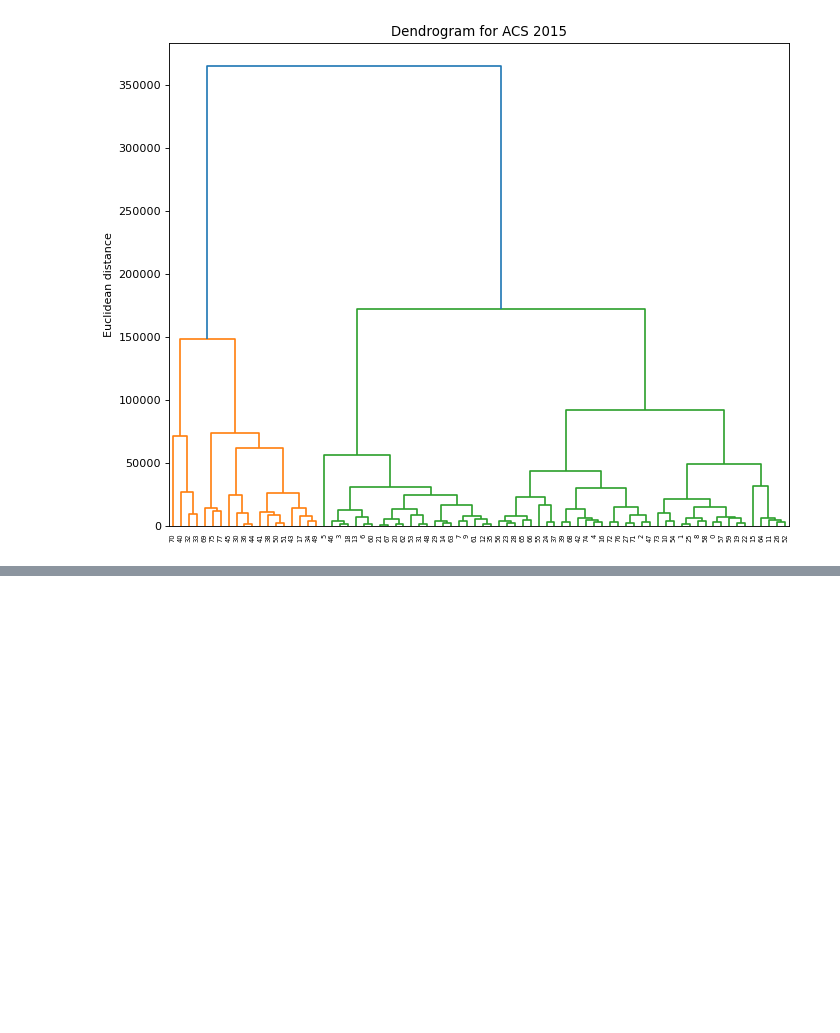
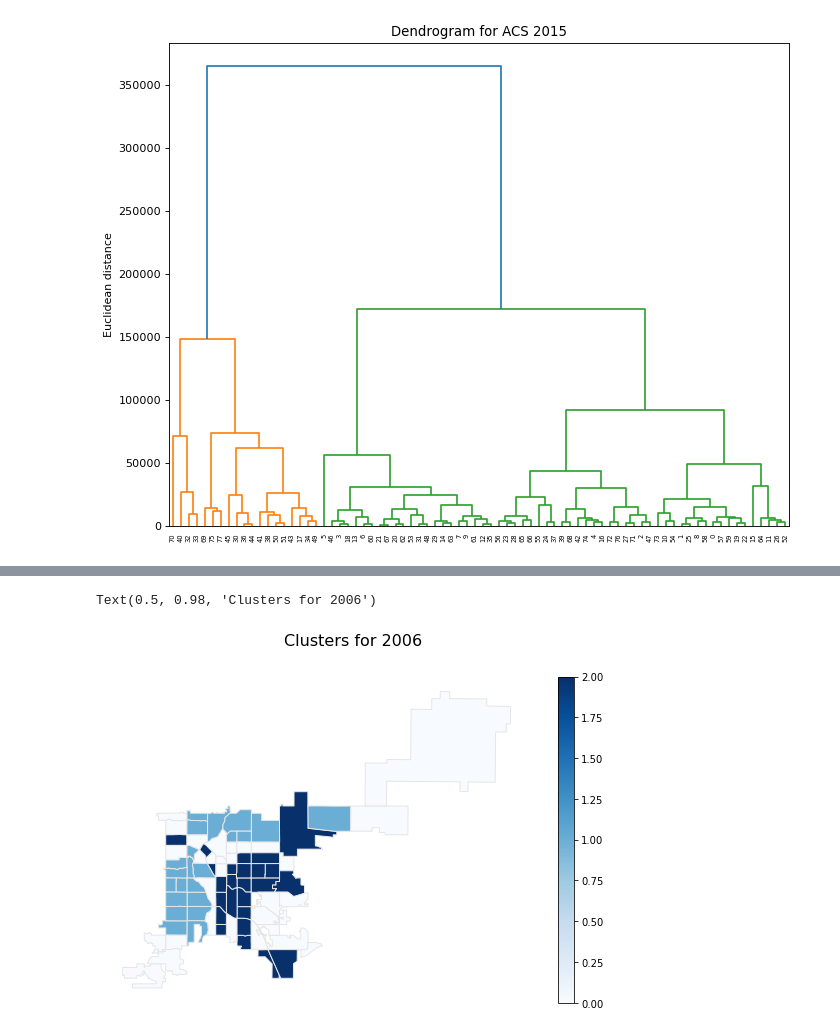
Before and after one commit to wgrewe/D2P-Optimization-Fall-2021, a Jupyter notebook: American_Community_Surveys/Survey Data Cleaning.ipynb, the cells around one changed output, grey strips where cells are left out. Cells and saved outputs as stored; diff of their text form; code cells hidden in the pictures; blank space fills up the shorter version.

```diff
--- a/American_Community_Surveys/Survey Data Cleaning.ipynb
+++ b/American_Community_Surveys/Survey Data Cleaning.ipynb
@@ -184,0 +206,12 @@ array([2, 2, 0, 2, 0, 2, 2, 2, 1, 1, 1, 2, 2, 2, 1, 1, 0, 0, 2, 1, 2, 1,
+# %%
+# Create data frames containing just neighborhood name and cluster assignment. Other features are irrelevant for
+# plotting purposes
+
+ACS_2006_labeled = ACS_2006.assign(CLUSTER=labels_2006)
+neighborhood_clustered_2006 = ACS_2006_labeled[["NBHD_NAME", "CLUSTER"]]
+
+ACS_2010_labeled = ACS_2010.assign(CLUSTER=labels_2010)
+neighborhood_clustered_2010 = ACS_2010_labeled[["NBHD_NAME", "CLUSTER"]]
+
+ACS_2015_labeled = ACS_2015.assign(CLUSTER=labels_2015)
+neighborhood_clustered_2015 = ACS_2015_labeled[["NBHD_NAME", "CLUSTER"]]
@@ -184,0 +226,35 @@ array([2, 2, 0, 2, 0, 2, 2, 2, 1, 1, 1, 2, 2, 2, 1, 1, 0, 0, 2, 1, 2, 1,
+# %%
+# Use a left inner join to combine statistical neighborhoods with the cluster assignments, join on neighborhood name
+
+plot_neighborhoods_2006 = neighborhoods_2006.merge(neighborhood_clustered_2006, how='inner', on="NBHD_NAME")
+plot_neighborhoods_2010 = neighborhoods_2010.merge(neighborhood_clustered_2010, how='inner', on="NBHD_NAME")
+plot_neighborhoods_2015 = neighborhoods_2015.merge(neighborhood_clustered_2015, how='inner', on="NBHD_NAME")
+# %%
+# Use geopandas to read the shapefile
+
+filepath = "statistical_neighborhoods.shx"
+map_df = gpd.read_file(filepath)
+# %%
+# Use a left join to combine clustering info with the shape file
+
+shape_2006 = map_df.merge(plot_neighborhoods_2006, #map_df merge to df
+ left_on=["NBHD_ID"],
+ right_on=["NBHD_ID"])
+
+shape_2010 = map_df.merge(plot_neighborhoods_2010, #map_df merge to df
+ left_on=["NBHD_ID"],
+ right_on=["NBHD_ID"])
+
+shape_2015 = map_df.merge(plot_neighborhoods_2015, #map_df merge to df
+ left_on=["NBHD_ID"],
+ right_on=["NBHD_ID"])
+# %%
+# Plot the clusters for 2006
+
+fig, ax = plt.subplots(1, figsize=(10,6))
+shape_2006.plot(column='CLUSTER', cmap='Blues', linewidth=1, ax=ax, edgecolor='0.9', legend = True)
+ax.axis('off')
+fig.suptitle('Clusters for 2006', fontsize=16)
+# %% [output]
+Text(0.5, 0.98, 'Clusters for 2006')
+[figure, added]
```
Also changed, not shown: parts of 25 cells of this notebook.
